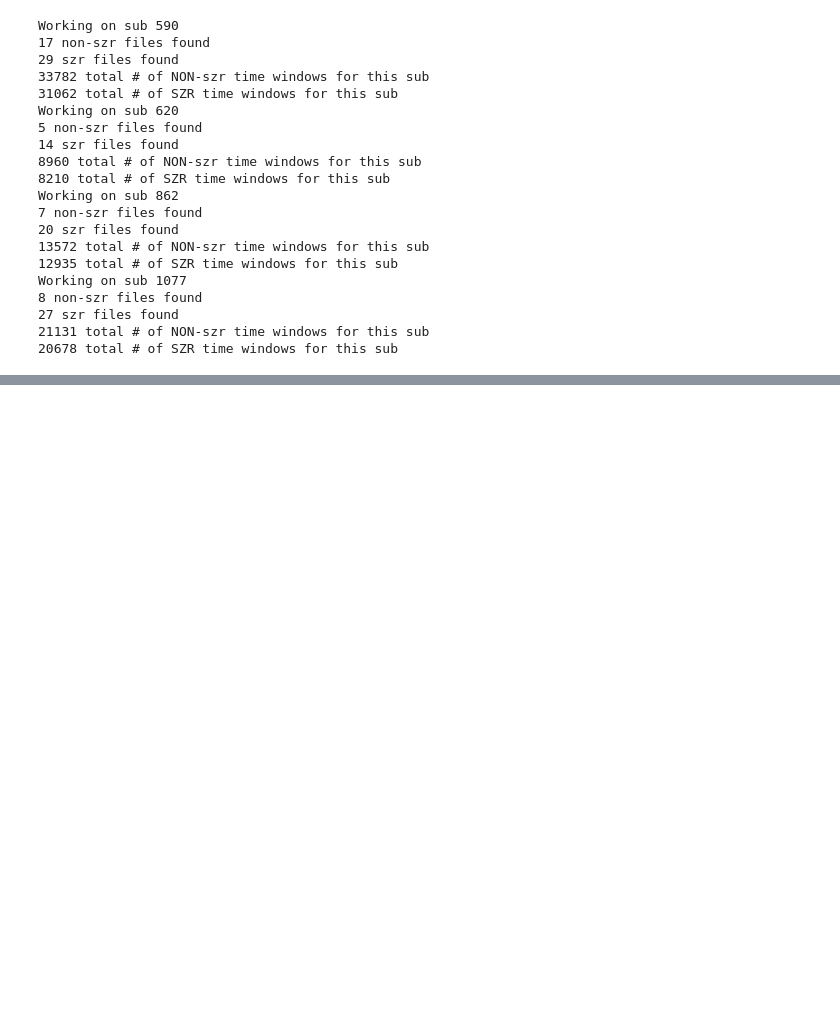
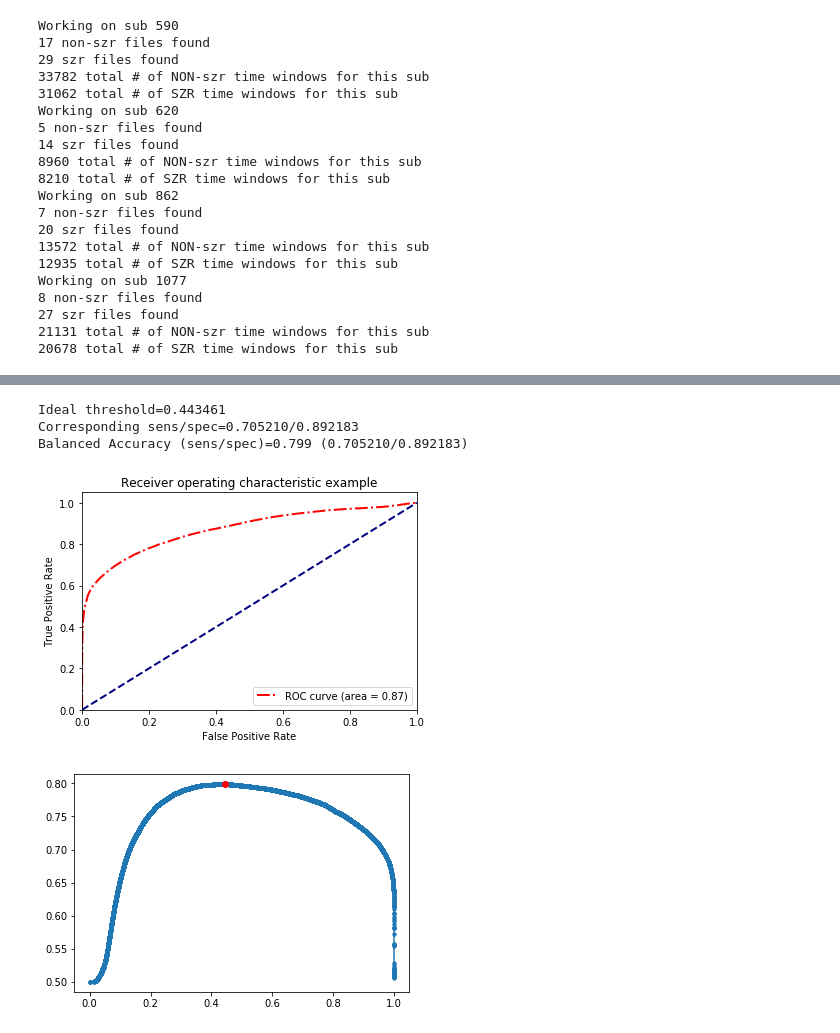
Before and after one commit to dmgroppe/SZR_ANT, a Jupyter notebook: EU_GENERAL/load_and_apply_model.ipynb, the cells around one changed output, grey strips where cells are left out. Saved outputs shown, nothing was run; the diff lists cells and outputs as text; code cells hidden in the pictures; blank space fills up the shorter version.

```diff
--- a/EU_GENERAL/load_and_apply_model.ipynb
+++ b/EU_GENERAL/load_and_apply_model.ipynb
@@ -276,0 +229,32 @@ plt.plot(class_hat_va,'r.');
+# %%
+from sklearn.metrics import roc_curve, auc
+#fpr[i], tpr[i], _ = roc_curve(y_test[:, i], y_score[:, i])
+fpr, tpr, thresh = roc_curve(targ_labels_va, class_hat_va)
+plt.figure(3)
+lw = 2
+plt.plot(fpr, tpr, 'r-.',
+         lw=lw, label='ROC curve (area = %0.2f)' % auc_va)
+plt.plot([0, 1], [0, 1], color='navy', lw=lw, linestyle='--')
+plt.xlim([0.0, 1.0])
+plt.ylim([0.0, 1.05])
+plt.xlabel('False Positive Rate')
+plt.ylabel('True Positive Rate')
+plt.title('Receiver operating characteristic example')
+plt.legend(loc="lower right")
+
+plt.figure(4)
+mn=(tpr+(1-fpr))/2
+mx_mn_id=np.argmax(mn)
+plt.plot(thresh,mn,'.-')
+plt.plot(thresh[mx_mn_id],mn[mx_mn_id],'ro')
+print('Ideal threshold=%f' % thresh[mx_mn_id])
+print('Corresponding sens/spec=%f/%f' % (tpr[mx_mn_id],1-fpr[mx_mn_id]))
+bal_acc_va, sens_va, spec_va=ief.perf_msrs(targ_labels_va, class_hat_va>=thresh[mx_mn_id])
+print('Balanced Accuracy (sens/spec)=%.3f (%f/%f)' % (bal_acc_va,sens_va,spec_va))
+# J=sens+spec-1
+# %% [output]
+Ideal threshold=0.443461
+Corresponding sens/spec=0.705210/0.892183
+Balanced Accuracy (sens/spec)=0.799 (0.705210/0.892183)
+[figure, added]
+[figure, added]
```
Also changed, not shown: parts of 11 cells of this notebook, 4 other files.
